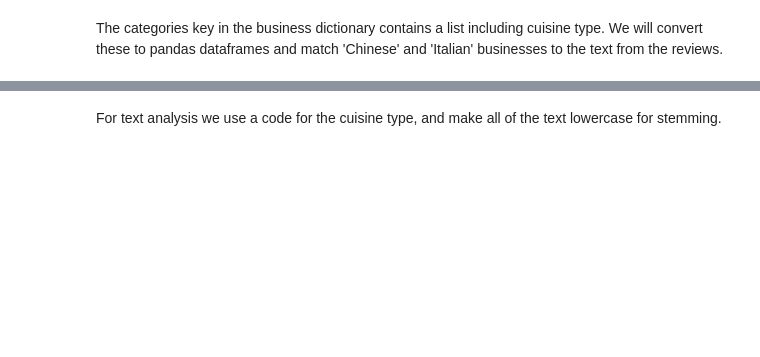
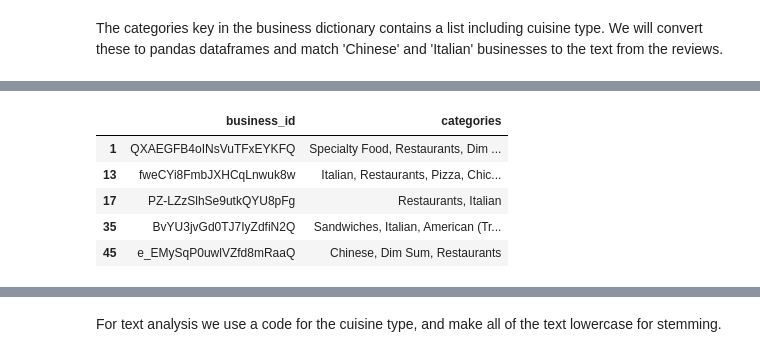
Before and after one commit to ungsur/finalADM, a Jupyter notebook: FinalADM.ipynb, the cells around one changed output, grey strips where cells are left out. Saved outputs shown, nothing was run; the diff lists cells and outputs as text; code cells hidden in the pictures; blank space fills up the shorter version.

```diff
--- a/FinalADM.ipynb
+++ b/FinalADM.ipynb
@@ -30,0 +31,2 @@ The yelp dataset has a business json file, and reviews json file. We will import
+# %%
+business_df = pd.read_json('/home/rungsunan/data/yelp/business.json',lines=True)
@@ -74,5 +56,2 @@ reviews[0]
 # %% [markdown]
 The categories key in the business dictionary contains a list including cuisine type. We will convert these to pandas dataframes and match 'Chinese' and 'Italian' businesses to the text from the reviews.
-# %%
-business_df = pd.DataFrame.from_dict(bus_list)
-business_df = business_df[['business_id','categories']]
@@ -82,4 +57,0 @@ cuisine_df.name = 'cuisine'
-# %%
-business_df = business_df.drop('categories',axis=1).join(cuisine_df)
-business_df.columns = ['business_id','cuisine']
-business_df.head()
@@ -92,0 +69,9 @@ business_df.head()
+# %%
+business_ci.head()
+# %% [output]
+|  | business_id | categories |
+| 1 | QXAEGFB4oINsVuTFxEYKFQ | Specialty Food, Restaurants, Dim ... |
+| 13 | fweCYi8FmbJXHCqLnwuk8w | Italian, Restaurants, Pizza, Chic... |
+| 17 | PZ-LZzSlhSe9utkQYU8pFg | Restaurants, Italian |
+| 35 | BvYU3jvGd0TJ7IyZdfiN2Q | Sandwiches, Italian, American (Tr... |
+| 45 | e_EMySqP0uwlVZfd8mRaaQ | Chinese, Dim Sum, Restaurants |
```
Also changed, not shown: parts of 66 cells of this notebook, 2 other files.
